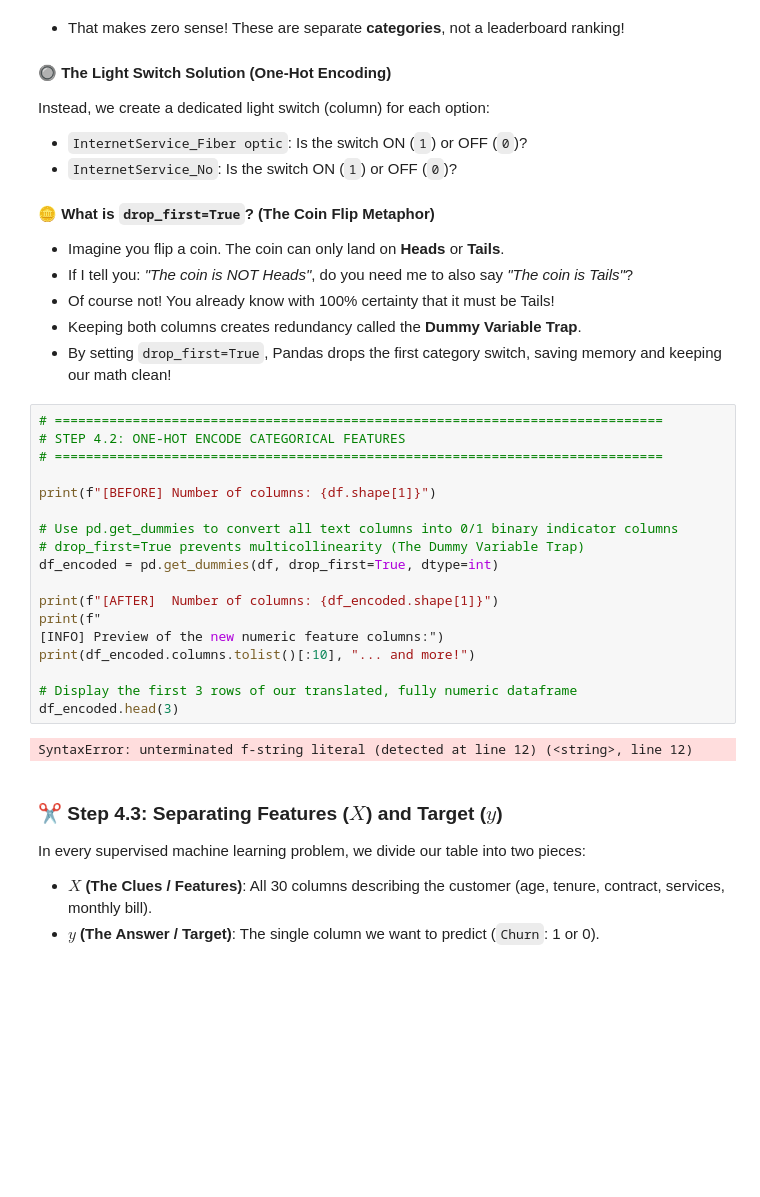
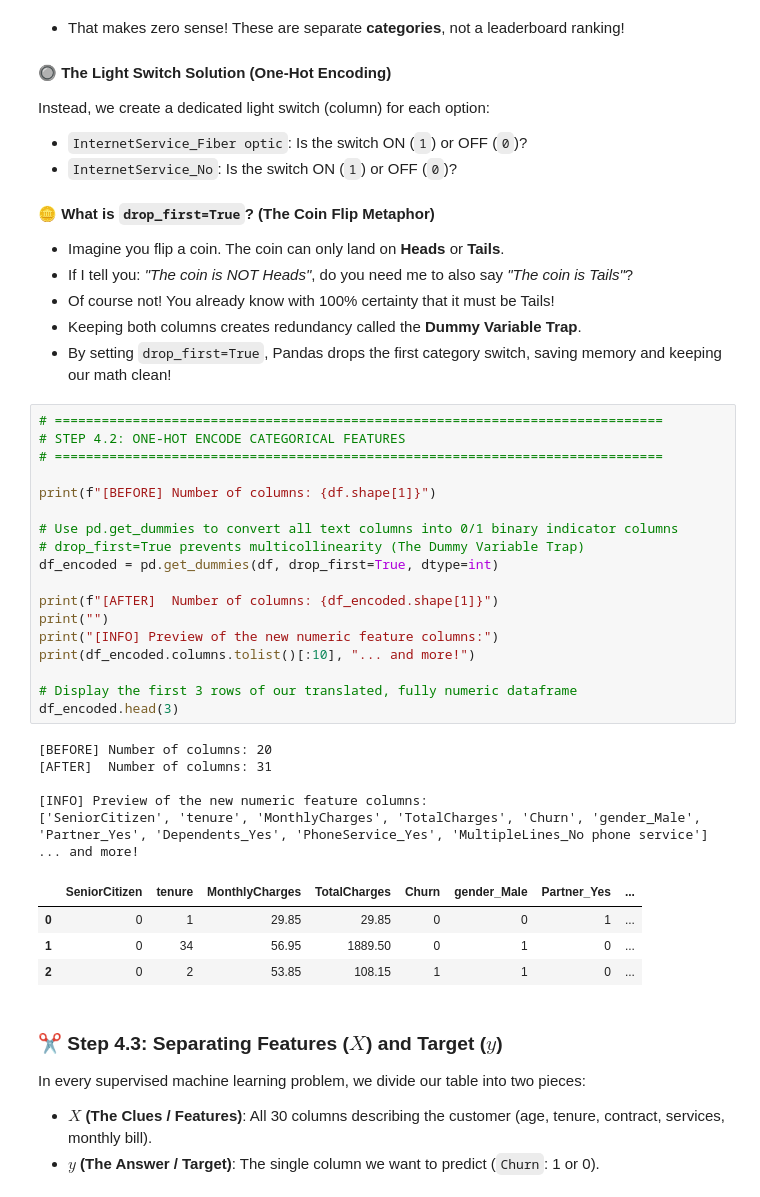
Before and after one commit to AsemaniJoshua/Retention-Analysis-Data-Science-Project, a Jupyter notebook: telco_customer_churn_analysis.ipynb, the cells around one changed output. Drawn from its saved outputs; the diff is of its cells as text; blank space fills up the shorter version.

Commit message:
fix: resolve syntax errors in notebook cells and update progress to section 5

```diff
--- a/telco_customer_churn_analysis.ipynb
+++ b/telco_customer_churn_analysis.ipynb
@@ -853,23 +866,31 @@ Instead, we create a dedicated light switch (column) for each option:
 # %%
 # ==============================================================================
 # STEP 4.2: ONE-HOT ENCODE CATEGORICAL FEATURES
 # ==============================================================================
 
 print(f"[BEFORE] Number of columns: {df.shape[1]}")
 
 # Use pd.get_dummies to convert all text columns into 0/1 binary indicator columns
 # drop_first=True prevents multicollinearity (The Dummy Variable Trap)
 df_encoded = pd.get_dummies(df, drop_first=True, dtype=int)
 
 print(f"[AFTER]  Number of columns: {df_encoded.shape[1]}")
-print(f"
-[INFO] Preview of the new numeric feature columns:")
+print("")
+print("[INFO] Preview of the new numeric feature columns:")
 print(df_encoded.columns.tolist()[:10], "... and more!")
 
 # Display the first 3 rows of our translated, fully numeric dataframe
 df_encoded.head(3)
 # %% [output]
-SyntaxError: unterminated f-string literal (detected at line 12) (<string>, line 12)
+[BEFORE] Number of columns: 20
+[AFTER]  Number of columns: 31
+
+[INFO] Preview of the new numeric feature columns:
+['SeniorCitizen', 'tenure', 'MonthlyCharges', 'TotalCharges', 'Churn', 'gender_Male', 'Partner_Yes', 'Dependents_Yes', 'PhoneService_Yes', 'MultipleLines_No phone service'] ... and more!
+|  | SeniorCitizen | tenure | MonthlyCharges | TotalCharges | Churn | gender_Male | Partner_Yes | ... |
+| 0 | 0 | 1 | 29.85 | 29.85 | 0 | 0 | 1 | ... |
+| 1 | 0 | 34 | 56.95 | 1889.50 | 0 | 1 | 0 | ... |
+| 2 | 0 | 2 | 53.85 | 108.15 | 1 | 1 | 0 | ... |
 # %% [markdown]
 ### ✂️ Step 4.3: Separating Features ($X$) and Target ($y$)
 
```
Also changed, not shown: parts of 18 cells of this notebook, 1 other file.
